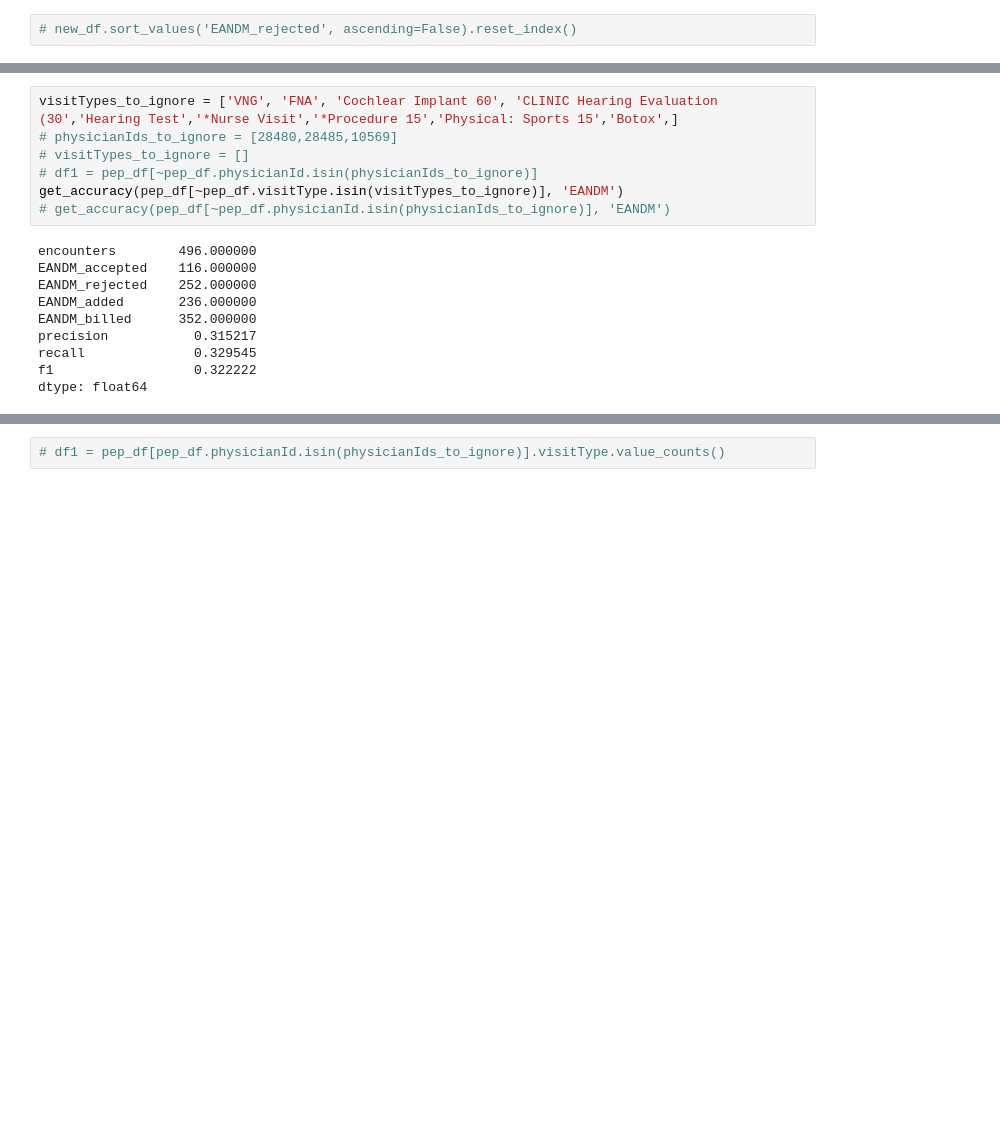
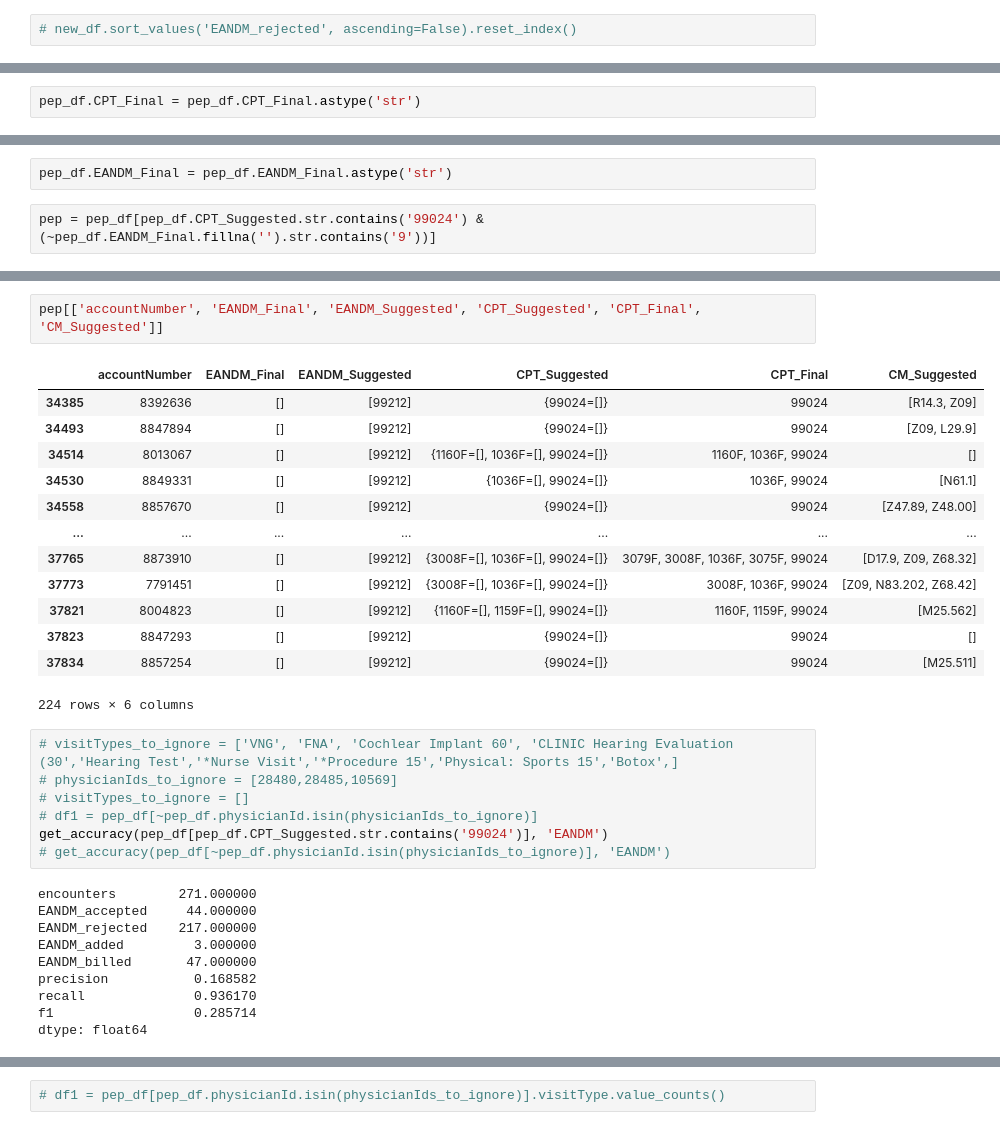
Before and after one commit to Thegeekgirl19/data_analysis_scripts, a Jupyter notebook: DataAnalysis_vivek.ipynb, the cells around one changed output, grey strips where cells are left out. Saved outputs shown, nothing was run; the diff lists cells and outputs as text; blank space fills up the shorter version.

```diff
--- a/DataAnalysis_vivek.ipynb
+++ b/DataAnalysis_vivek.ipynb
@@ -498,0 +521,2 @@ df7.groupby(['visitType','pointOfCare']).apply(get_accuracy, 'EANDM').sort_value
+# %%
+pep_df.CPT_Final = pep_df.CPT_Final.astype('str')
@@ -498,0 +539,4 @@ df7.groupby(['visitType','pointOfCare']).apply(get_accuracy, 'EANDM').sort_value
+# %%
+pep_df.EANDM_Final = pep_df.EANDM_Final.astype('str')
+# %%
+pep = pep_df[pep_df.CPT_Suggested.str.contains('99024') & (~pep_df.EANDM_Final.fillna('').str.contains('9'))]
@@ -499,17 +575,33 @@ df7.groupby(['visitType','pointOfCare']).apply(get_accuracy, 'EANDM').sort_value
+# %%
+pep[['accountNumber', 'EANDM_Final', 'EANDM_Suggested', 'CPT_Suggested', 'CPT_Final', 'CM_Suggested']]
+# %% [output]
+|  | accountNumber | EANDM_Final | EANDM_Suggested | CPT_Suggested | CPT_Final | CM_Suggested |
+| 34385 | 8392636 | [] | [99212] | {99024=[]} | 99024 | [R14.3, Z09] |
+| 34493 | 8847894 | [] | [99212] | {99024=[]} | 99024 | [Z09, L29.9] |
+| 34514 | 8013067 | [] | [99212] | {1160F=[], 1036F=[], 99024=[]} | 1160F, 1036F, 99024 | [] |
+| 34530 | 8849331 | [] | [99212] | {1036F=[], 99024=[]} | 1036F, 99024 | [N61.1] |
+| 34558 | 8857670 | [] | [99212] | {99024=[]} | 99024 | [Z47.89, Z48.00] |
+| ... | ... | ... | ... | ... | ... | ... |
+| 37765 | 8873910 | [] | [99212] | {3008F=[], 1036F=[], 99024=[]} | 3079F, 3008F, 1036F, 3075F, 99024 | [D17.9, Z09, Z68.32] |
+| 37773 | 7791451 | [] | [99212] | {3008F=[], 1036F=[], 99024=[]} | 3008F, 1036F, 99024 | [Z09, N83.202, Z68.42] |
+| 37821 | 8004823 | [] | [99212] | {1160F=[], 1159F=[], 99024=[]} | 1160F, 1159F, 99024 | [M25.562] |
+| 37823 | 8847293 | [] | [99212] | {99024=[]} | 99024 | [] |
+| 37834 | 8857254 | [] | [99212] | {99024=[]} | 99024 | [M25.511] |
+224 rows × 6 columns
 # %%
-visitTypes_to_ignore = ['VNG', 'FNA', 'Cochlear Implant 60', 'CLINIC Hearing Evaluation (30','Hearing Test','*Nurse Visit','*Procedure 15','Physical: Sports 15','Botox',]
+# visitTypes_to_ignore = ['VNG', 'FNA', 'Cochlear Implant 60', 'CLINIC Hearing Evaluation (30','Hearing Test','*Nurse Visit','*Procedure 15','Physical: Sports 15','Botox',]
 # physicianIds_to_ignore = [28480,28485,10569]
 # visitTypes_to_ignore = []
 # df1 = pep_df[~pep_df.physicianId.isin(physicianIds_to_ignore)]
-get_accuracy(pep_df[~pep_df.visitType.isin(visitTypes_to_ignore)], 'EANDM')
+get_accuracy(pep_df[pep_df.CPT_Suggested.str.contains('99024')], 'EANDM')
 # get_accuracy(pep_df[~pep_df.physicianId.isin(physicianIds_to_ignore)], 'EANDM')
 # %% [output]
-encounters        496.000000
-EANDM_accepted    116.000000
-EANDM_rejected    252.000000
-EANDM_added       236.000000
-EANDM_billed      352.000000
-precision           0.315217
-recall              0.329545
-f1                  0.322222
+encounters        271.000000
+EANDM_accepted     44.000000
+EANDM_rejected    217.000000
+EANDM_added         3.000000
+EANDM_billed       47.000000
+precision           0.168582
+recall              0.936170
+f1                  0.285714
 dtype: float64
```
Also changed, not shown: parts of 21 cells of this notebook, 15 other files.
